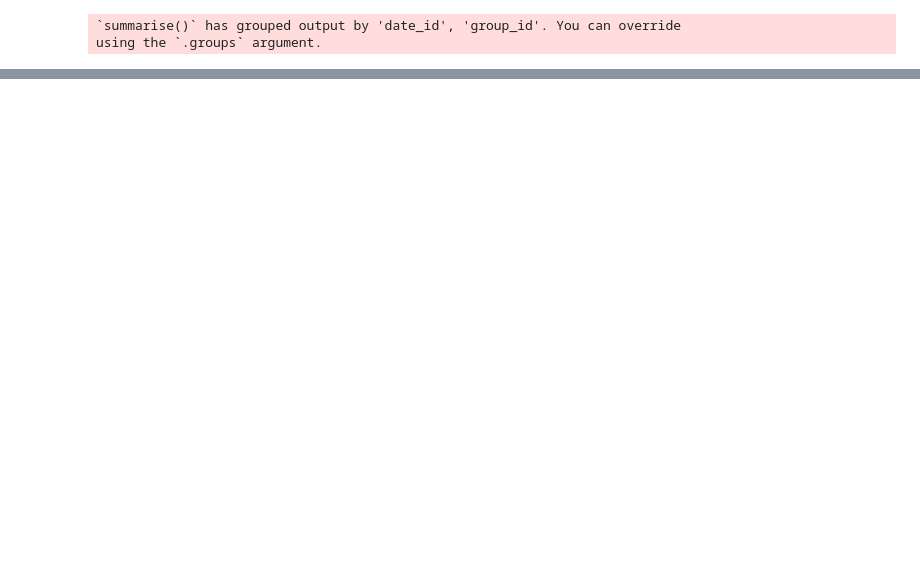
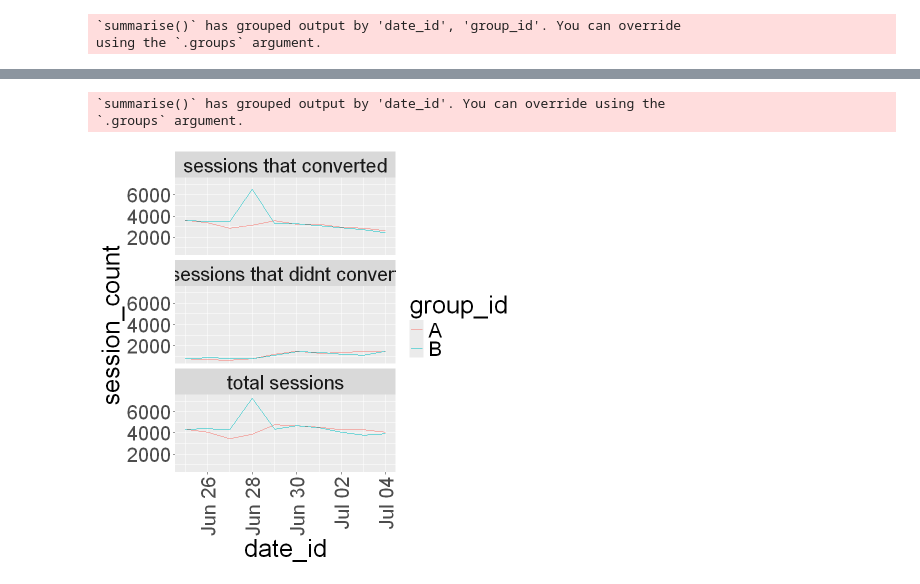
Before and after one commit to jayruffell/trademe-test, a Jupyter notebook: R.ipynb, the cells around one changed output, grey strips where cells are left out. Cells and saved outputs as stored; diff of their text form; code cells hidden in the pictures; blank space fills up the shorter version.

```diff
--- a/R.ipynb
+++ b/R.ipynb
@@ -94,51 +159,23 @@ print(p4)
 # %%
-
-
-# weekday effect? Nothing major. Biggest diff is Thurs. BUT only covers 10d so hard to analyse fully.
-p10 <- conv_rate_data %>%
-    mutate(dow = wday(date_id, label = TRUE, abbr = FALSE, week_start = 1)) %>%
-    ggplot(aes(dow, conversion_rate, colour = group_id)) +
-    geom_point(size = 5) +
-  theme(
-    text = element_text(size = 30),
-    axis.text.x = element_text(angle = 90, vjust = 0.5, hjust = 1))
-# print(p10)
-ggsave("conv rate by dow.png", p10, width = 15, height = 15)
-
-# what about differences in proportions?
-dfs_list_by_date <- conv_rate_data_combined %>%
-    group_by(date_id) %>%
-    group_split()
-conv_rate_diffs_df <- map_df(dfs_list_by_date, calc_ci_for_diff_of_propns)
-
-p5 <- conv_rate_diffs_df %>%
-ggplot(aes(date_id, point_estimate_diff)) +
-    geom_pointrange(
-        data = conv_rate_diffs_df,
-        aes(x = date_id, y = point_estimate_diff, ymin = lower_ci_diff, ymax = upper_ci_diff),
-        size = 1
-    ) +
-    geom_abline(slope = 0, intercept = 0, colour = "red") + xlab("date") + ylab("difference in conversion rate (A minus B)") +
-  theme(
-    text = element_text(size = 30),
-    axis.text.x = element_text(angle = 90, vjust = 0.5, hjust = 1))
-# print(p5)
-ggsave("conv_rate_diffs.png", p5, height = 15, width = 15)
-
 # anything interesting in terms of conversion rate or website usage over time?
-p6 <- aggregated_df %>%
+sessions_over_time_plot <- aggregated_df %>%
     mutate(
         session_result = ifelse(session_result == 1, "sessions that converted", "sessions that didnt convert")
     ) %>%
     bind_rows(aggregated_df %>%
         group_by(date_id, group_id) %>%
         summarise(session_count = sum(session_count)) %>%
         mutate(session_result = "total sessions")) %>%
     ggplot(aes(date_id, session_count, colour = group_id)) +
     geom_line() +
     facet_wrap(~session_result, ncol = 1) +
     theme(
         text = element_text(size = 30),
         axis.text.x = element_text(angle = 90, vjust = 0.5, hjust = 1)
     )
-ggsave("sessions_over_time.png", p6, height = 15, width = 15)
+ggsave("sessions_over_time.png", sessions_over_time_plot, height = 15, width = 15)
+print(sessions_over_time_plot)
+# %% [output]
+`summarise()` has grouped output by 'date_id'. You can override using the
+`.groups` argument.
+[figure, added]
```
Also changed, not shown: parts of 10 cells of this notebook.
